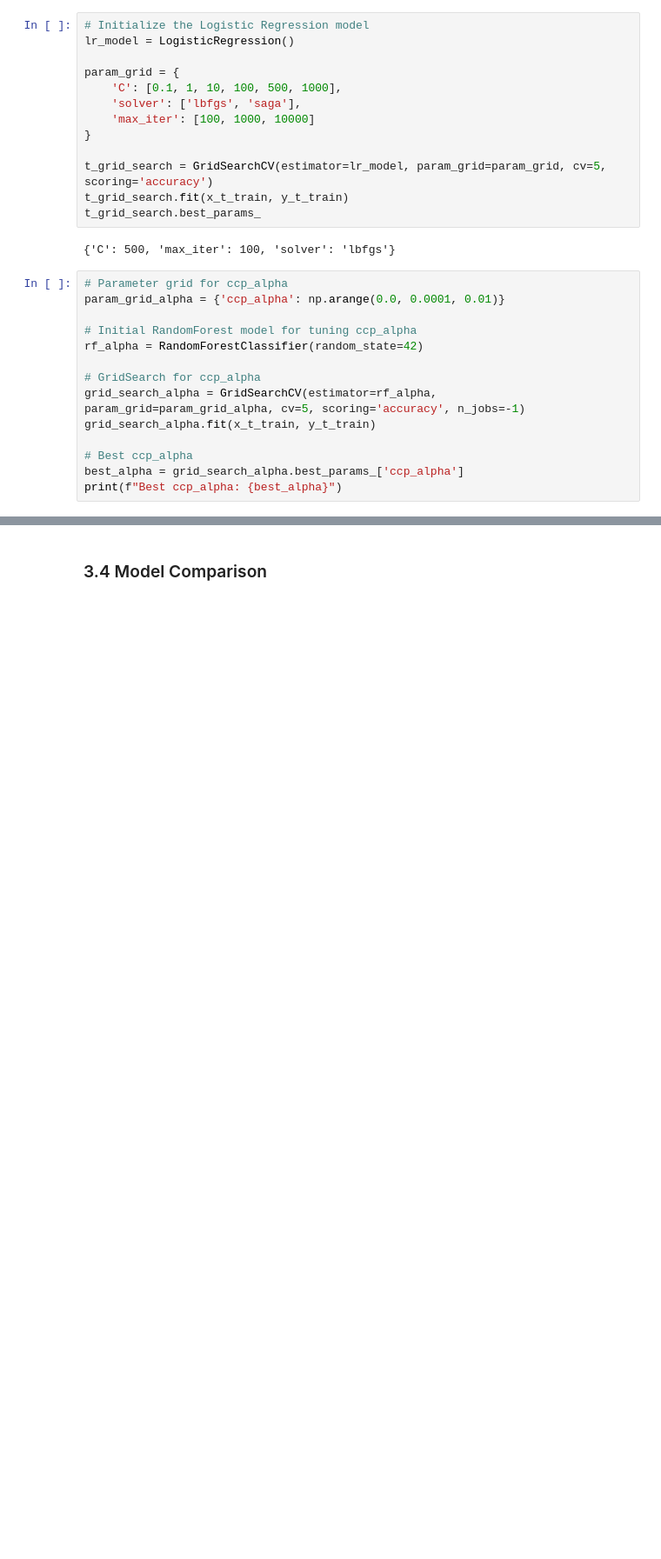
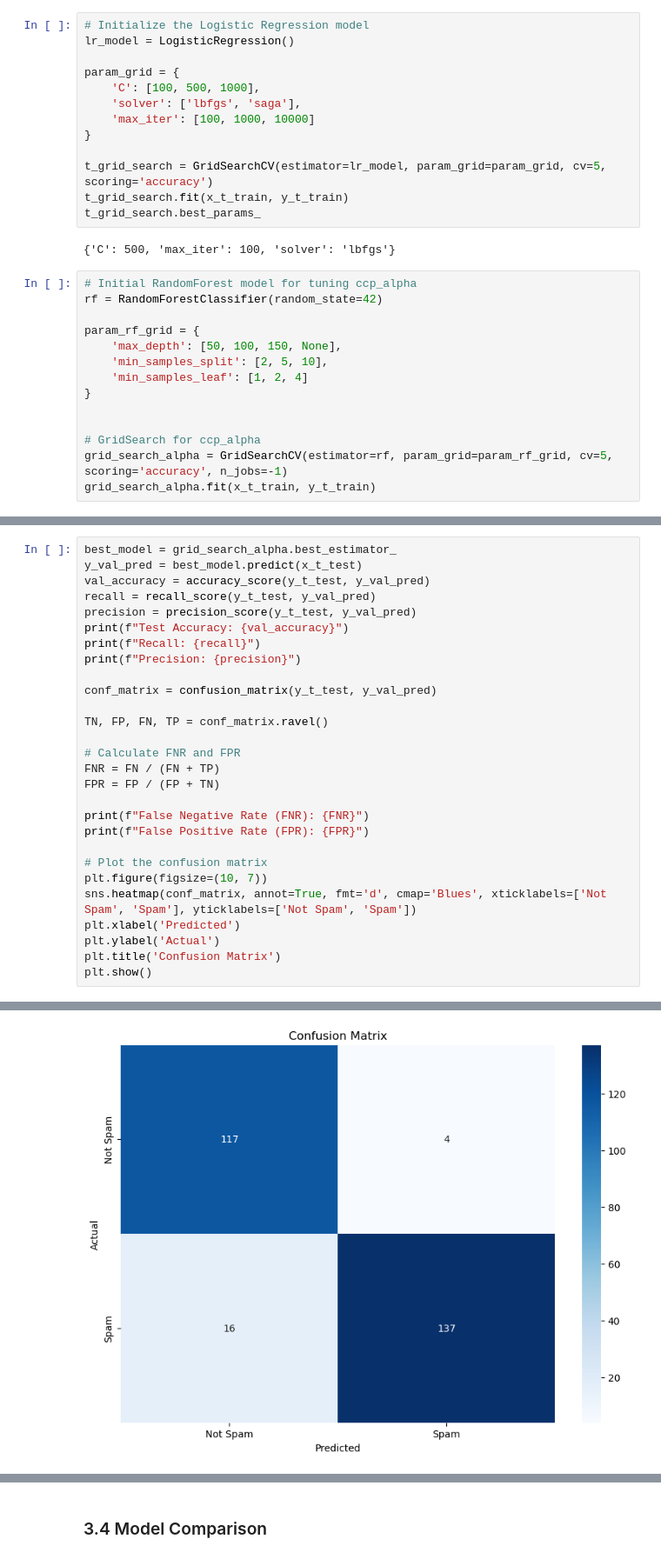
Before and after one commit to wogus00/spam-classification, a Jupyter notebook: submission_notebook.ipynb, the cells around one changed output, grey strips where cells are left out. Shown at 87% size. Saved outputs shown, nothing was run; the diff lists cells and outputs as text; blank space fills up the shorter version.

Commit message:
added annotations

```diff
--- a/submission_notebook.ipynb
+++ b/submission_notebook.ipynb
@@ -450,7 +433,7 @@ tf_idf_hard_margin_svm_accuracy_score
 lr_model = LogisticRegression()
 
 param_grid = {
-    'C': [0.1, 1, 10, 100, 500, 1000],
+    'C': [100, 500, 1000],
     'solver': ['lbfgs', 'saga'],
     'max_iter': [100, 1000, 10000]
 }
@@ -461,17 +444,17 @@ t_grid_search.best_params_
 # %% [output]
 {'C': 500, 'max_iter': 100, 'solver': 'lbfgs'}
 # %%
-# Parameter grid for ccp_alpha
-param_grid_alpha = {'ccp_alpha': np.arange(0.0, 0.0001, 0.01)}
+# Initial RandomForest model for tuning ccp_alpha
+rf = RandomForestClassifier(random_state=42)
 
-# Initial RandomForest model for tuning ccp_alpha
-rf_alpha = RandomForestClassifier(random_state=42)
+param_rf_grid = {
+    'max_depth': [50, 100, 150, None],
+    'min_samples_split': [2, 5, 10],
+    'min_samples_leaf': [1, 2, 4]
+}
+
 
 # GridSearch for ccp_alpha
-grid_search_alpha = GridSearchCV(estimator=rf_alpha, param_grid=param_grid_alpha, cv=5, scoring='accuracy', n_jobs=-1)
+grid_search_alpha = GridSearchCV(estimator=rf, param_grid=param_rf_grid, cv=5, scoring='accuracy', n_jobs=-1)
 grid_search_alpha.fit(x_t_train, y_t_train)
-
-# Best ccp_alpha
-best_alpha = grid_search_alpha.best_params_['ccp_alpha']
-print(f"Best ccp_alpha: {best_alpha}")
 # %% [output]
@@ -508,0 +466,29 @@ Test Accuracy: 0.9452554744525548
+# %%
+best_model = grid_search_alpha.best_estimator_
+y_val_pred = best_model.predict(x_t_test)
+val_accuracy = accuracy_score(y_t_test, y_val_pred)
+recall = recall_score(y_t_test, y_val_pred)
+precision = precision_score(y_t_test, y_val_pred)
+print(f"Test Accuracy: {val_accuracy}")
+print(f"Recall: {recall}")
+print(f"Precision: {precision}")
+
+conf_matrix = confusion_matrix(y_t_test, y_val_pred)
+
+TN, FP, FN, TP = conf_matrix.ravel()
+
+# Calculate FNR and FPR
+FNR = FN / (FN + TP)
+FPR = FP / (FP + TN)
+
+print(f"False Negative Rate (FNR): {FNR}")
+print(f"False Positive Rate (FPR): {FPR}")
+
+# Plot the confusion matrix
+plt.figure(figsize=(10, 7))
+sns.heatmap(conf_matrix, annot=True, fmt='d', cmap='Blues', xticklabels=['Not Spam', 'Spam'], yticklabels=['Not Spam', 'Spam'])
+plt.xlabel('Predicted')
+plt.ylabel('Actual')
+plt.title('Confusion Matrix')
+plt.show()
+# %% [output]
@@ -508,0 +500 @@ Test Accuracy: 0.9452554744525548
+[figure, added]
```
Also changed, not shown: parts of 31 cells of this notebook.
